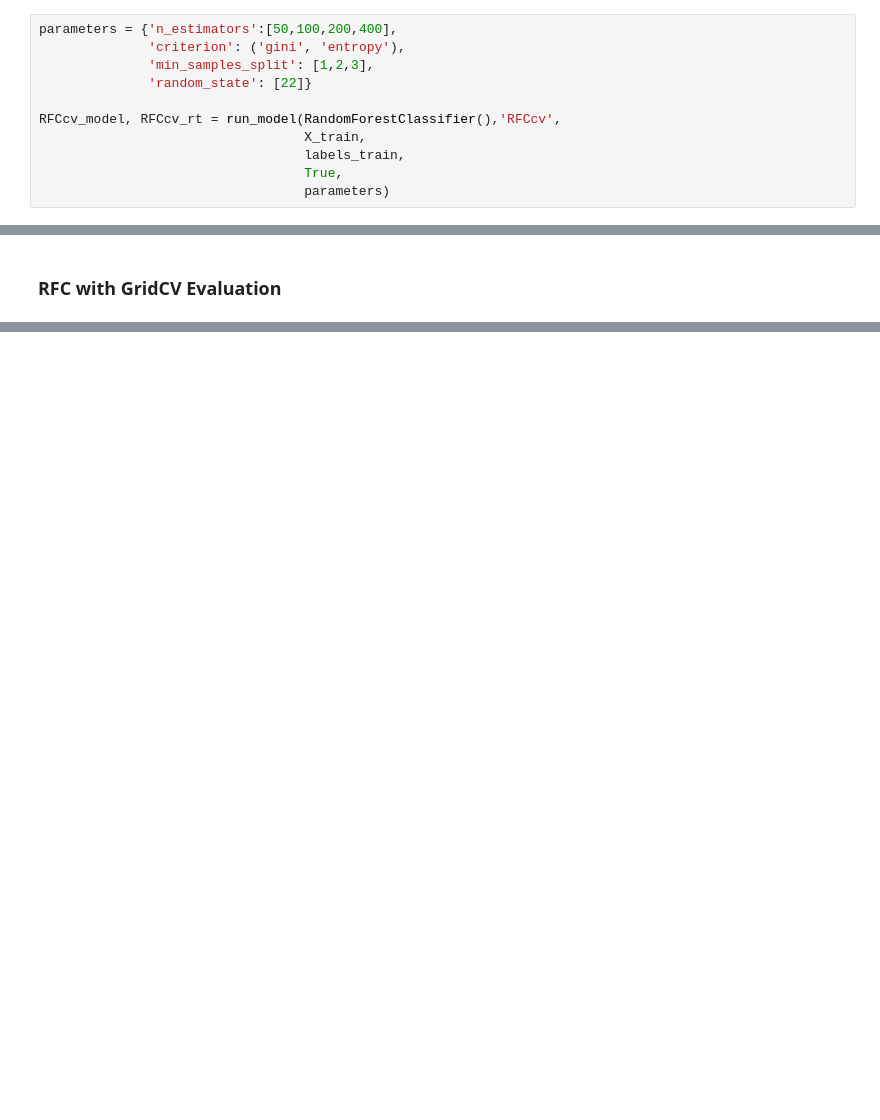
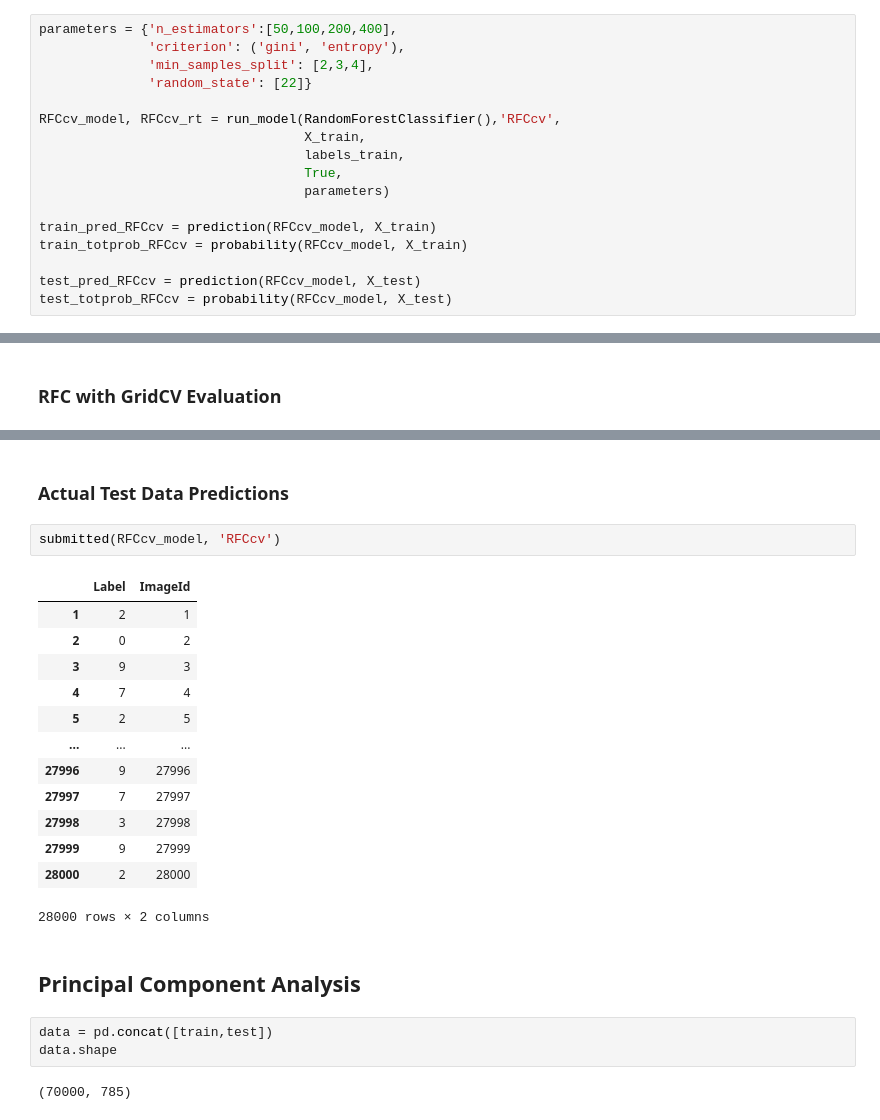
Before and after one commit to oimartin/MNIST_Digit_Recognizer, a Jupyter notebook: digits_notebook.ipynb, the cells around one changed output, grey strips where cells are left out. Cells and saved outputs as stored; diff of their text form; blank space fills up the shorter version.

```diff
--- a/digits_notebook.ipynb
+++ b/digits_notebook.ipynb
@@ -247,7 +271,7 @@ eval_classification(test_pred_RFC, labels_test, X_test, 'LG', 'Test')
 # %%
 parameters = {'n_estimators':[50,100,200,400],
               'criterion': ('gini', 'entropy'),
-              'min_samples_split': [1,2,3],
+              'min_samples_split': [2,3,4],
               'random_state': [22]}
 
 RFCcv_model, RFCcv_rt = run_model(RandomForestClassifier(),'RFCcv',
@@ -255,4 +279,10 @@ RFCcv_model, RFCcv_rt = run_model(RandomForestClassifier(),'RFCcv',
                                   labels_train,
                                   True,
                                   parameters)
+
+train_pred_RFCcv = prediction(RFCcv_model, X_train)
+train_totprob_RFCcv = probability(RFCcv_model, X_train)
+
+test_pred_RFCcv = prediction(RFCcv_model, X_test)
+test_totprob_RFCcv = probability(RFCcv_model, X_test)
 # %% [output]
@@ -278,0 +329,25 @@ RFCcv took 99.3876 seconds or 1.6565 minutes to run.
+# %% [markdown]
+### Actual Test Data Predictions
+# %%
+submitted(RFCcv_model, 'RFCcv')
+# %% [output]
+|  | Label | ImageId |
+| 1 | 2 | 1 |
+| 2 | 0 | 2 |
+| 3 | 9 | 3 |
+| 4 | 7 | 4 |
+| 5 | 2 | 5 |
+| ... | ... | ... |
+| 27996 | 9 | 27996 |
+| 27997 | 7 | 27997 |
+| 27998 | 3 | 27998 |
+| 27999 | 9 | 27999 |
+| 28000 | 2 | 28000 |
+28000 rows × 2 columns
+# %% [markdown]
+## Principal Component Analysis
+# %%
+data = pd.concat([train,test])
+data.shape
+# %% [output]
+(70000, 785)
```
Also changed, not shown: parts of 14 cells of this notebook.
